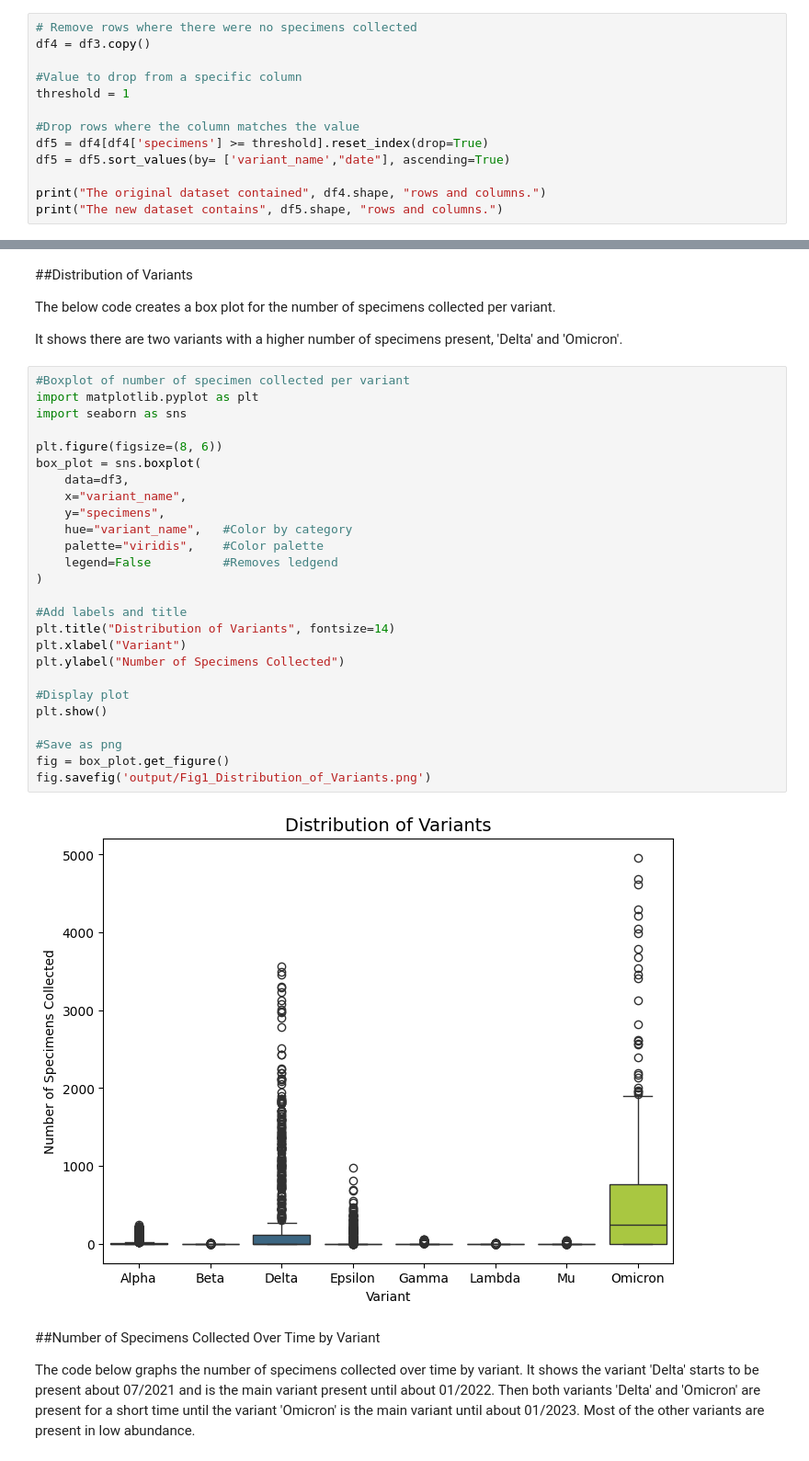
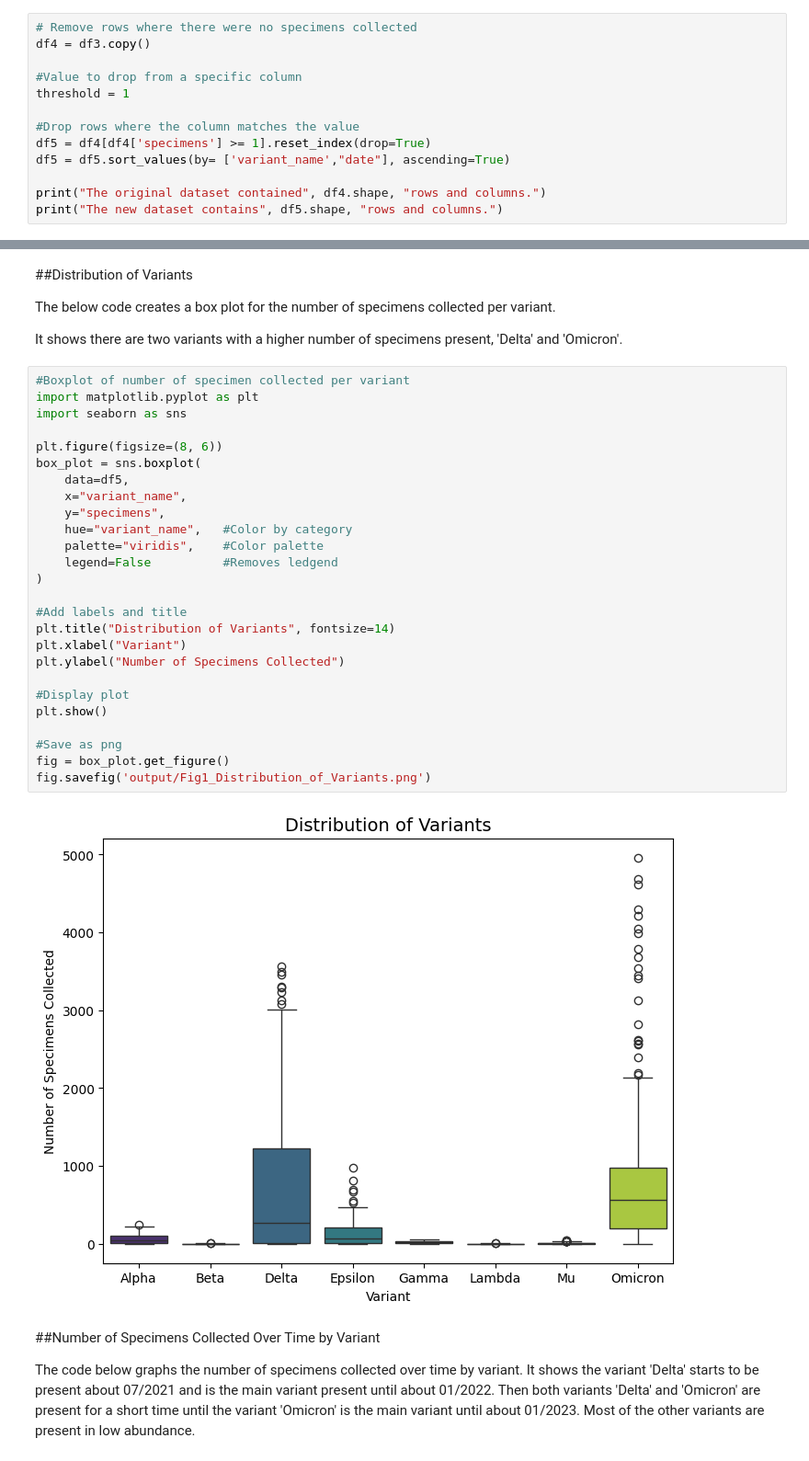
Before and after one commit to aspurser84-dot/BIFX546-project, a Jupyter notebook: notebooks/ Final_project_BIFX546_Graham.ipynb, the cells around one changed output, grey strips where cells are left out. Shown at 92% size. Drawn from its saved outputs; the diff is of its cells as text.

```diff
--- a/notebooks/ Final_project_BIFX546_Graham.ipynb
+++ b/notebooks/ Final_project_BIFX546_Graham.ipynb
@@ -370,7 +370,7 @@ df4 = df3.copy()
 threshold = 1
 
 #Drop rows where the column matches the value
-df5 = df4[df4['specimens'] >= threshold].reset_index(drop=True)
+df5 = df4[df4['specimens'] >= 1].reset_index(drop=True)
 df5 = df5.sort_values(by= ['variant_name',"date"], ascending=True)
 
 print("The original dataset contained", df4.shape, "rows and columns.")
@@ -411,31 +411,31 @@ It shows there are two variants with a higher number of specimens present, 'Delt
 # %%
 #Boxplot of number of specimen collected per variant
 import matplotlib.pyplot as plt
 import seaborn as sns
 
 plt.figure(figsize=(8, 6))
 box_plot = sns.boxplot(
-    data=df3,
+    data=df5,
     x="variant_name",
     y="specimens",
     hue="variant_name",   #Color by category
     palette="viridis",    #Color palette
     legend=False          #Removes ledgend
 )
 
 #Add labels and title
 plt.title("Distribution of Variants", fontsize=14)
 plt.xlabel("Variant")
 plt.ylabel("Number of Specimens Collected")
 
 #Display plot
 plt.show()
 
 #Save as png
 fig = box_plot.get_figure()
 fig.savefig('output/Fig1_Distribution_of_Variants.png')
 # %% [output]
-[figure, old version]
+[figure, new version]
 # %% [markdown]
 ##Number of Specimens Collected Over Time by Variant
 
```
Also changed, not shown: parts of 7 cells of this notebook.
